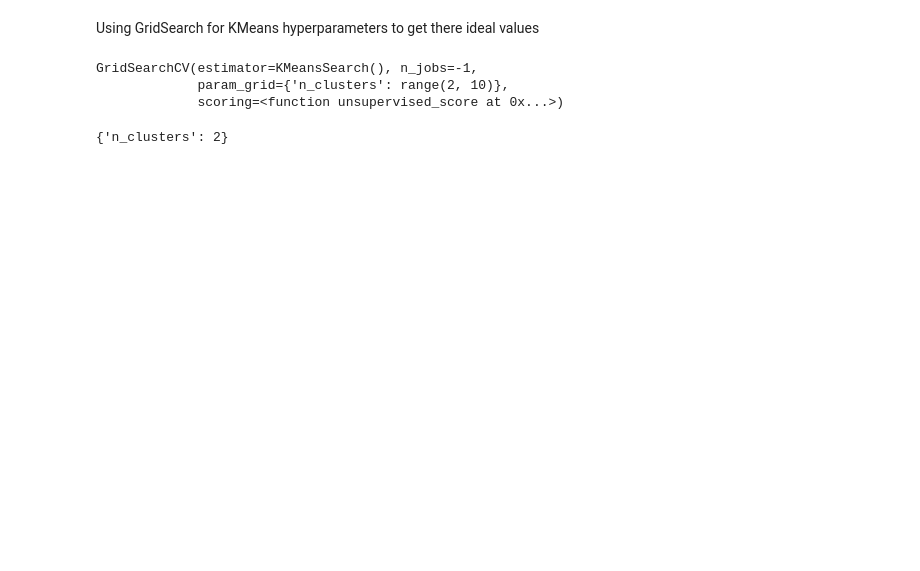
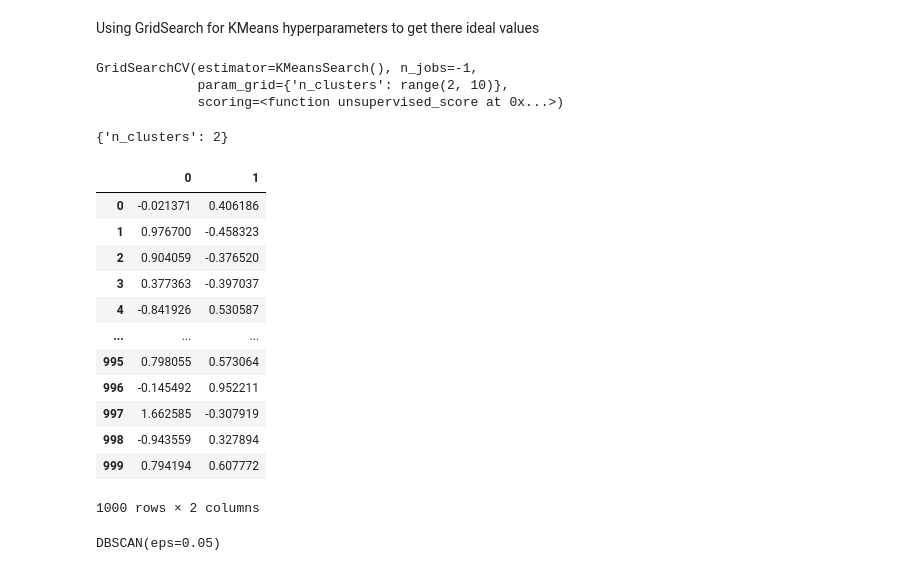
Before and after one commit to sunodmongia/Unsupervised, a Jupyter notebook: unsupervise.ipynb, the cells around one changed output. Drawn from its saved outputs; the diff is of its cells as text; code cells hidden in the pictures; blank space fills up the shorter version.

```diff
--- a/unsupervise.ipynb
+++ b/unsupervise.ipynb
@@ -297,3 +295,29 @@ GridSearchCV(estimator=KMeansSearch(), n_jobs=-1,
 search.best_params_
 # %% [output]
 {'n_clusters': 2}
+# %%
+from sklearn.cluster import DBSCAN
+from sklearn.datasets import make_moons
+
+X, y = make_moons(n_samples=1000, noise=0.05, random_state=42)
+# %%
+pd.DataFrame(X)
+# %% [output]
+|  | 0 | 1 |
+| 0 | -0.021371 | 0.406186 |
+| 1 | 0.976700 | -0.458323 |
+| 2 | 0.904059 | -0.376520 |
+| 3 | 0.377363 | -0.397037 |
+| 4 | -0.841926 | 0.530587 |
+| ... | ... | ... |
+| 995 | 0.798055 | 0.573064 |
+| 996 | -0.145492 | 0.952211 |
+| 997 | 1.662585 | -0.307919 |
+| 998 | -0.943559 | 0.327894 |
+| 999 | 0.794194 | 0.607772 |
+1000 rows × 2 columns
+# %%
+dbscan = DBSCAN(eps=0.05, min_samples=5)
+dbscan.fit(X)
+# %% [output]
+DBSCAN(eps=0.05)
```
Also changed, not shown: parts of 13 cells of this notebook.
